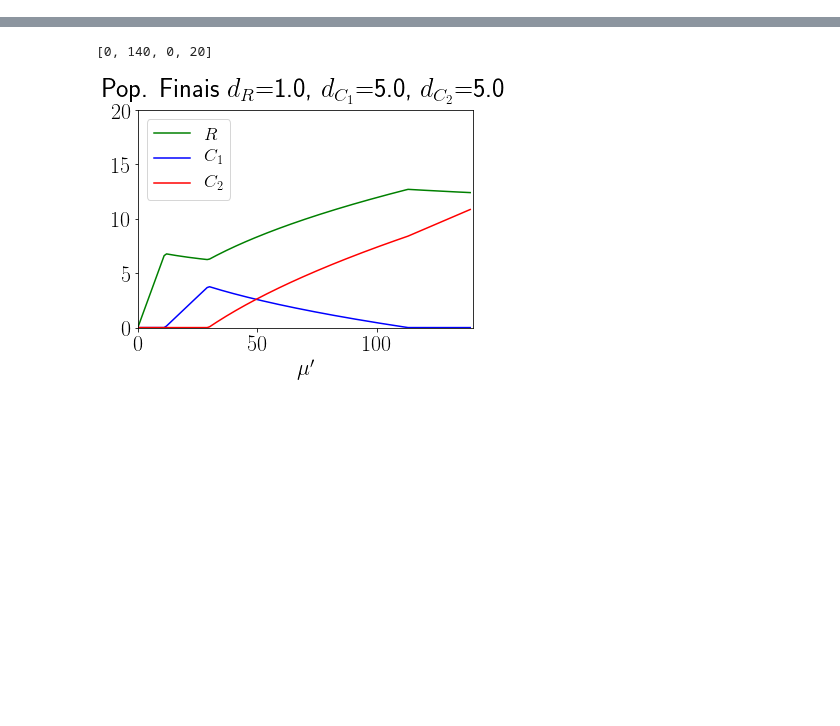
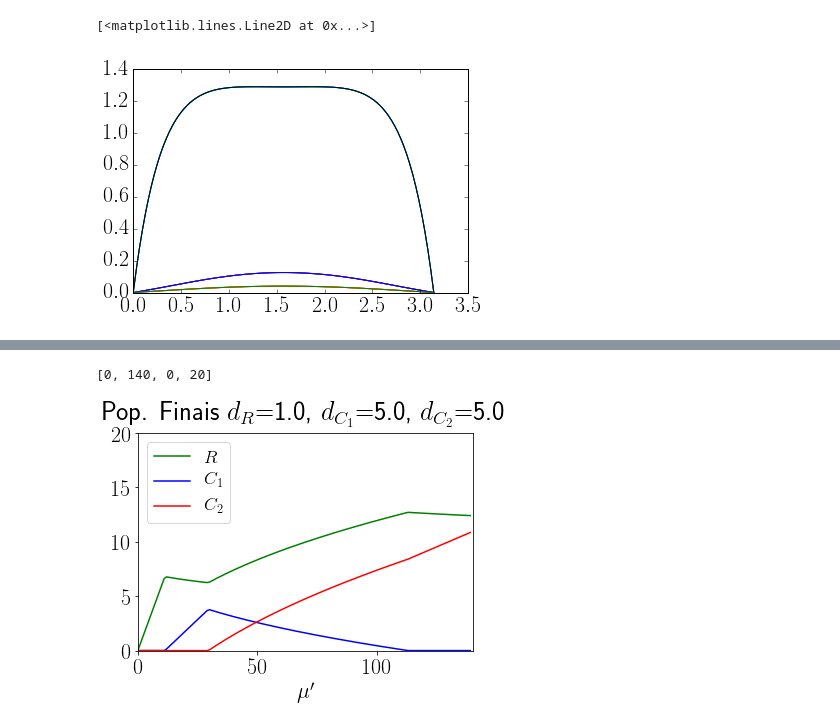
Before and after one commit to reand705/IGP, a Jupyter notebook: Method_Of_LinesIGP_MAX.ipynb, the cells around one changed output, grey strips where cells are left out. Saved outputs shown, nothing was run; the diff lists cells and outputs as text; code cells hidden in the pictures; blank space fills up the shorter version.

```diff
--- a/Method_Of_LinesIGP_MAX.ipynb
+++ b/Method_Of_LinesIGP_MAX.ipynb
@@ -236 +236,53 @@ np.save('Method_Of_LinesIGP_l=%.3f,DR=%.3f,D1=%.3f,D2=%.3f,mu=%.3f,gamma=%.3f,al
+# %%
+#plot no espaço]
+
+sol = np.load('Method_Of_LinesIGP_amplitude=%d,l=%.3f,DR=%.3f,D1=%.3f,D2=%.3f,mu=%.3f,gamma=%.3f,alpha=%.f,beta=%.f.npy'
+            % (amplitude,l,DR,D1,D2,mu,gamma,alpha,beta))
+
+R = np.transpose(sol[:,0:M])
+C1 = np.transpose(sol[:,M:2*(M)])
+C2 = np.transpose(sol[:,2*(M):])
+x = np.linspace(0,np.pi,M)
+plt.plot(x,R[0:M,-1],color = 'green')
+plt.plot(x,C1[0:M,-1],color = 'blue')
+plt.plot(x,C2[0:M,-1],color = 'red')
+
+
+sol = np.load('Method_Of_LinesIGP_amplitude=%d,l=%.3f,DR=%.3f,D1=%.3f,D2=%.3f,mu=%.3f,gamma=%.3f,alpha=%.f,beta=%.f.npy'
+            % (1,l,DR,D1,D2,mu,gamma,alpha,beta))
+
+R = np.transpose(sol[:,0:M])
+C1 = np.transpose(sol[:,M:2*(M)])
+C2 = np.transpose(sol[:,2*(M):])
+x = np.linspace(0,np.pi,M)
+plt.plot(x,R[0:M,-1])
+plt.plot(x,C1[0:M,-1])
+plt.plot(x,C2[0:M,-1])
+
+sol = np.load('Method_Of_LinesIGP_amplitude=%d,l=%.3f,DR=%.3f,D1=%.3f,D2=%.3f,mu=%.3f,gamma=%.3f,alpha=%.f,beta=%.f.npy'
+            % (5,l,DR,D1,D2,mu,gamma,alpha,beta))
+
+R = np.transpose(sol[:,0:M])
+C1 = np.transpose(sol[:,M:2*(M)])
+C2 = np.transpose(sol[:,2*(M):])
+x = np.linspace(0,np.pi,M)
+plt.plot(x,R[0:M,-1])
+plt.plot(x,C1[0:M,-1])
+plt.plot(x,C2[0:M,-1])
+
+sol = np.load('Method_Of_LinesIGP_amplitude=%d,l=%.3f,DR=%.3f,D1=%.3f,D2=%.3f,mu=%.3f,gamma=%.3f,alpha=%.f,beta=%.f.npy'
+            % (10,l,DR,D1,D2,mu,gamma,alpha,beta))
+
+R = np.transpose(sol[:,0:M])
+C1 = np.transpose(sol[:,M:2*(M)])
+C2 = np.transpose(sol[:,2*(M):])
+x = np.linspace(0,np.pi,M)
+plt.plot(x,R[0:M,-1])
+plt.plot(x,C1[0:M,-1])
+plt.plot(x,C2[0:M,-1])
+
+#plt.axis([0,np.pi,0,10])
+# %% [output]
+[<matplotlib.lines.Line2D at 0x...>]
+[figure, added]
 # %%
```
Also changed, not shown: parts of 10 cells of this notebook.
